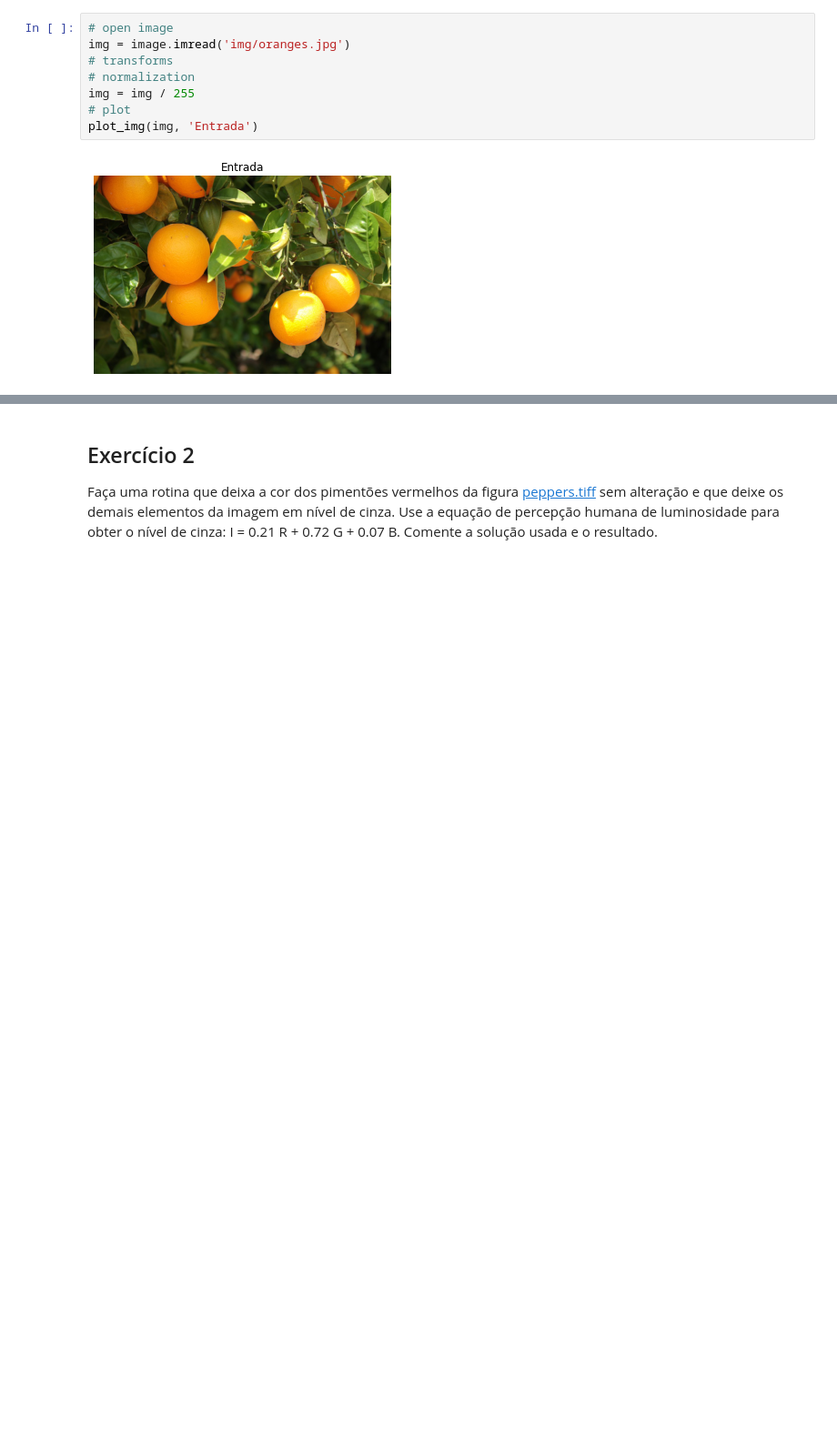
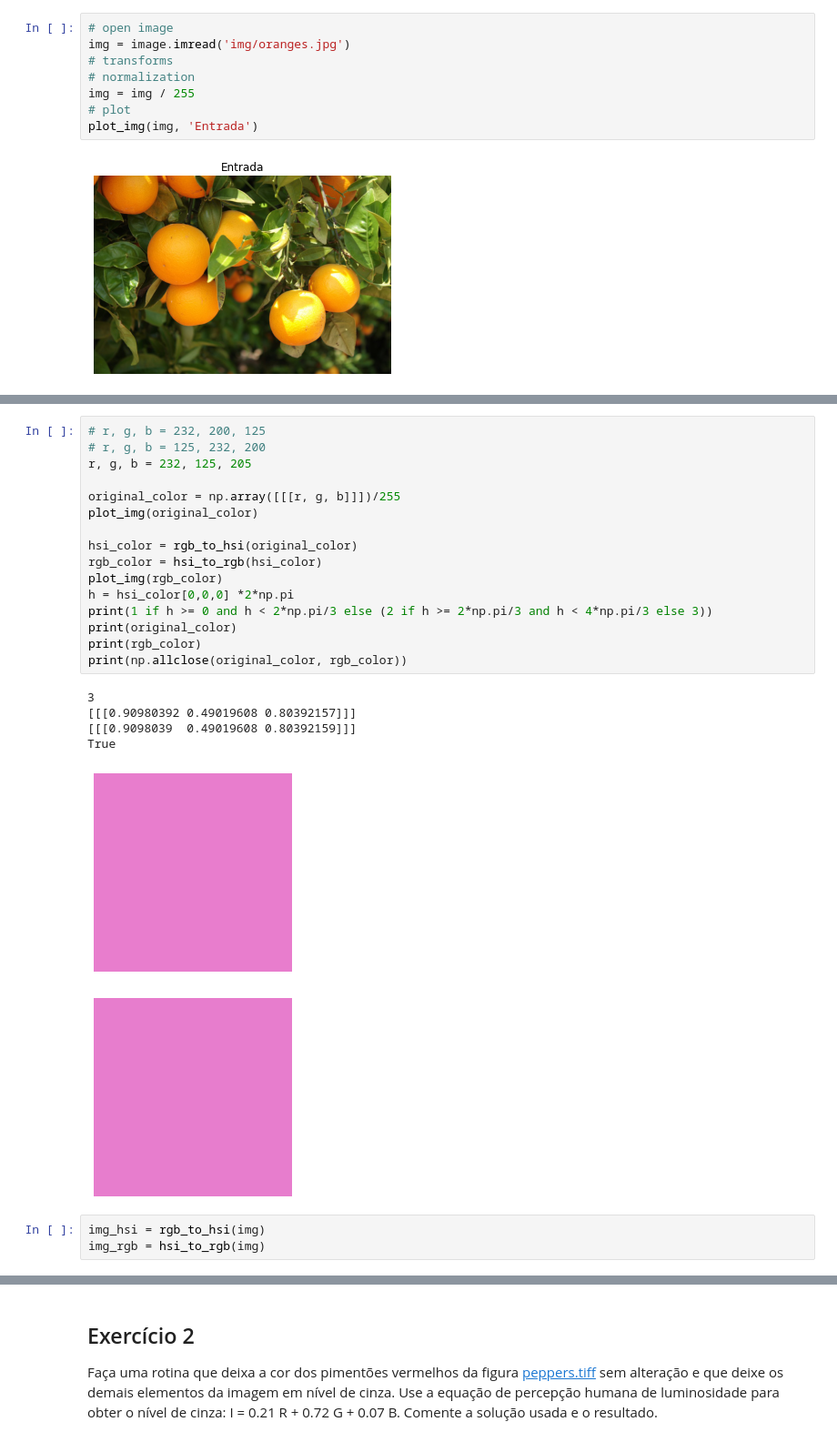
Before and after one commit to gabrielcbenedito/pdi, a Jupyter notebook: lista_2/lista_2.ipynb, the cells around one changed output, grey strips where cells are left out. Shown at 91% size. Cells and saved outputs as stored; diff of their text form; blank space fills up the shorter version.

```diff
--- a/lista_2/lista_2.ipynb
+++ b/lista_2/lista_2.ipynb
@@ -166,0 +209,26 @@ plot_img(img, 'Entrada')
+# %%
+# r, g, b = 232, 200, 125
+# r, g, b = 125, 232, 200
+r, g, b = 232, 125, 205
+
+original_color = np.array([[[r, g, b]]])/255
+plot_img(original_color)
+
+hsi_color = rgb_to_hsi(original_color)
+rgb_color = hsi_to_rgb(hsi_color)
+plot_img(rgb_color)
+h = hsi_color[0,0,0] *2*np.pi
+print(1 if h >= 0 and h < 2*np.pi/3 else (2 if h >= 2*np.pi/3 and h < 4*np.pi/3 else 3))
+print(original_color)
+print(rgb_color)
+print(np.allclose(original_color, rgb_color))
+# %% [output]
+3
+[[[0.90980392 0.49019608 0.80392157]]]
+[[[0.9098039  0.49019608 0.80392159]]]
+True
+[figure, added]
+[figure, added]
+# %%
+img_hsi = rgb_to_hsi(img)
+img_rgb = hsi_to_rgb(img)
```
Also changed, not shown: parts of 5 cells of this notebook.
